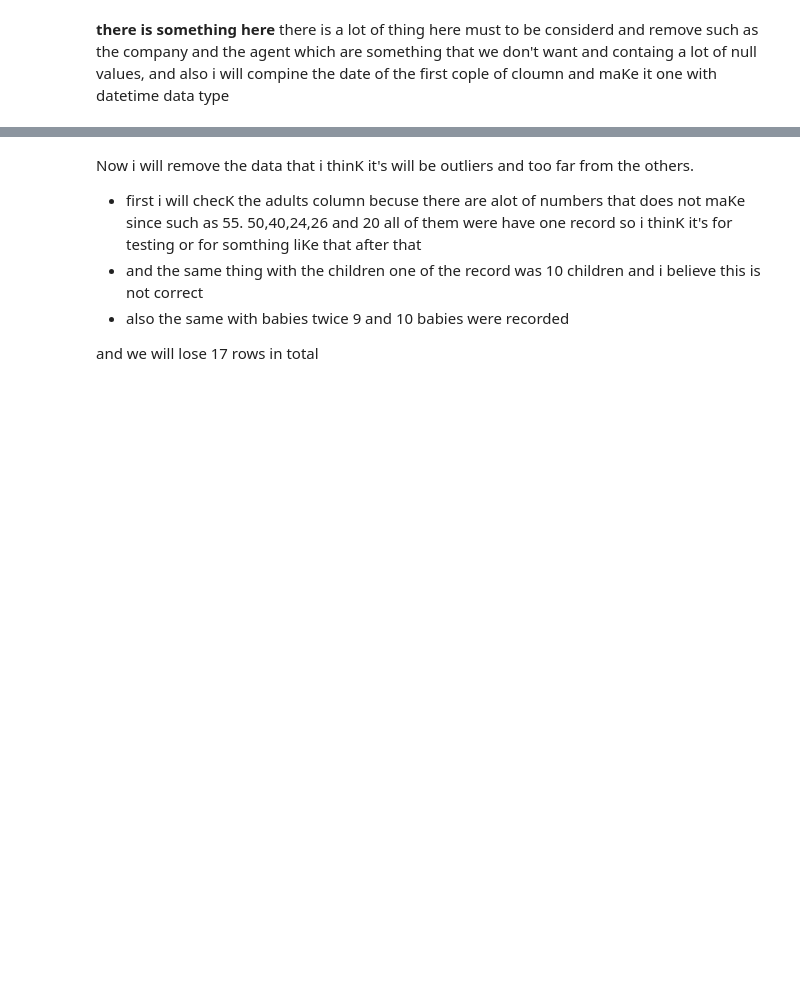
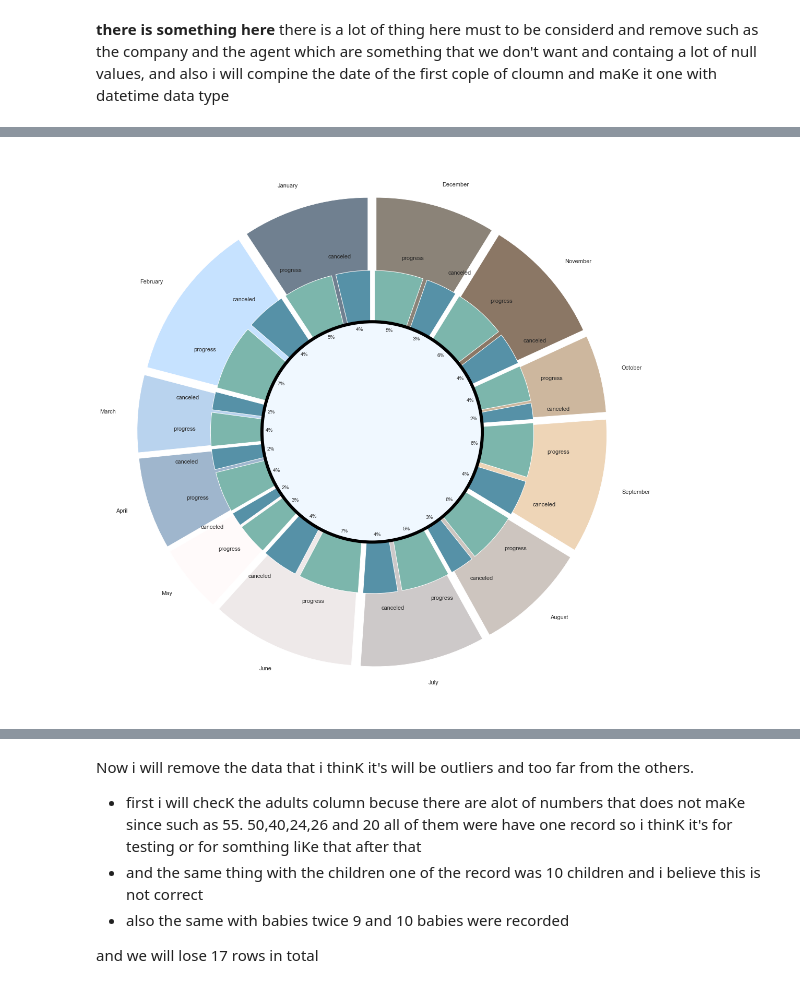
Before and after one commit to alkhonain/Tuwaiq_project, a Jupyter notebook: project/project.ipynb, the cells around one changed output, grey strips where cells are left out. Cells and saved outputs as stored; diff of their text form; code cells hidden in the pictures; blank space fills up the shorter version.

```diff
--- a/project/project.ipynb
+++ b/project/project.ipynb
@@ -116,0 +172,27 @@ df = df.drop(['company', 'agent', 'assigned_room_type', 'reserved_room_type','ar
+# %%
+months = ['January', 'February', 'March', 'April', 'May', 'June', 'July',
+          'August', 'September', 'October', 'November', 'December']
+pie_data_count = df.groupby('arrival_date_month').count()['is_canceled']
+pie_data_canceled = df.groupby('arrival_date_month').sum()['is_canceled']
+pie_data_countzeros = pie_data_count - pie_data_canceled
+innerCercal = []
+for i in range(12):
+    innerCercal.append(pie_data_canceled[i])
+    innerCercal.append(pie_data_countzeros[i])
+monthsinner = ['canceled','progress','canceled','progress','canceled','progress','canceled','progress','canceled','progress','canceled','progress','canceled','progress','canceled','progress','canceled','progress','canceled','progress','canceled','progress','canceled','progress',]
+colors = ['#708090', '#C6E2FF', '#B9D3EE', '#9FB6CD','#FFFAFA', '#EEE9E9', '#CDC9C9', '#CDC5BF','#EED5B7', '#CDB79E', '#8B7765', '#8B8378']
+colors_inner = ['#5691a7', '#7cb6ac','#5691a7', '#7cb6ac','#5691a7', '#7cb6ac','#5691a7', '#7cb6ac','#5691a7', '#7cb6ac','#5691a7', '#7cb6ac','#5691a7', '#7cb6ac','#5691a7', '#7cb6ac','#5691a7', '#7cb6ac','#5691a7', '#7cb6ac','#5691a7', '#7cb6ac','#5691a7', '#7cb6ac',]
+explode = (0.2,0.2,0.2,0.2, 0.2,0.2,0.2,0.2, 0.2,0.2,0.2,0.2)
+explode_inner = (0.2,0.2,0.2,0.2, 0.2,0.2,0.2,0.2, 0.2,0.2,0.2,0.2,0.2,0.2,0.2,0.2, 0.2,0.2,0.2,0.2, 0.2,0.2,0.2,0.2)
+#Plot
+plt.figure(figsize = (15,15))
+plt.pie(pie_data_count, labels=months, colors=colors, startangle=90,frame=True, explode=explode,radius=3,)
+plt.pie(innerCercal,colors=colors_inner,startangle=90,labels=monthsinner,explode=explode_inner,radius=2 , autopct='%1.0f%%')
+#Draw circle
+centre_circle = plt.Circle((0,0),1.5,color='black', fc='#F0F8FF',linewidth=6)
+fig = plt.gcf()
+fig.gca().add_artist(centre_circle)
+plt.axis('equal')
+plt.tight_layout()
+# %% [output]
+[figure, added]
```
Also changed, not shown: parts of 81 cells of this notebook, 6 other files.
